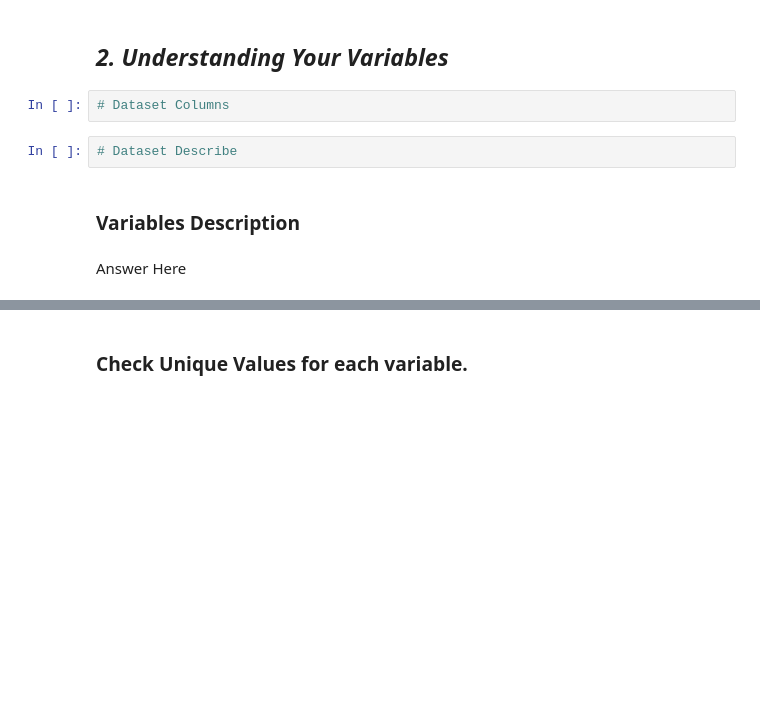
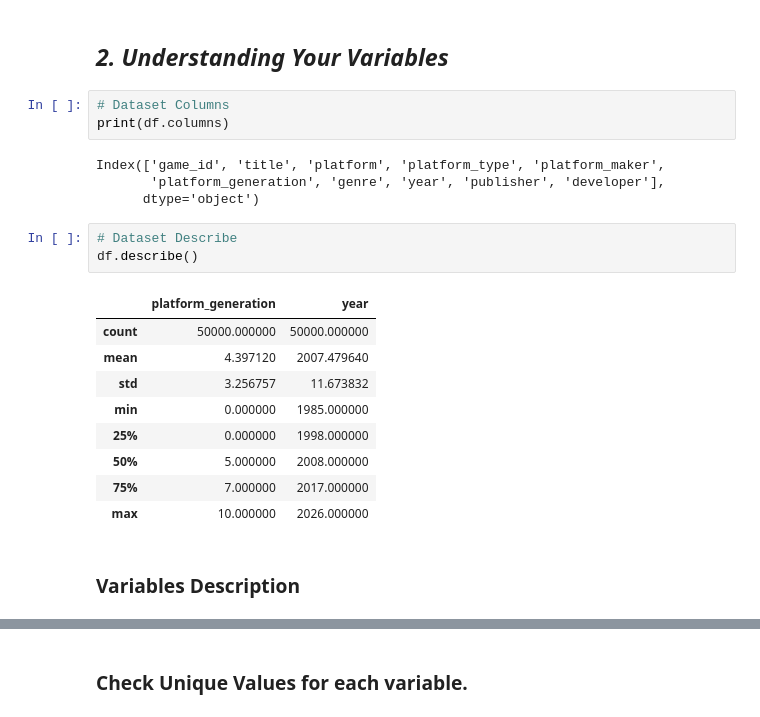
Before and after one commit to VishalChauhan85/Video-Game-Sales-EDA-Capstone, a Jupyter notebook: Video_Game_Sales_&_Metacritic_Intelligence_(Vishal_Chauhan).ipynb, the cells around one changed output, grey strips where cells are left out. Cells and saved outputs as stored; diff of their text form; blank space fills up the shorter version.

```diff
--- a/Video_Game_Sales_&_Metacritic_Intelligence_(Vishal_Chauhan).ipynb
+++ b/Video_Game_Sales_&_Metacritic_Intelligence_(Vishal_Chauhan).ipynb
@@ -168,9 +168,23 @@ Answer Here
 ## ***2. Understanding Your Variables***
 # %%
 # Dataset Columns
+print(df.columns)
+# %% [output]
+Index(['game_id', 'title', 'platform', 'platform_type', 'platform_maker',
+       'platform_generation', 'genre', 'year', 'publisher', 'developer'],
+      dtype='object')
 # %%
 # Dataset Describe
+df.describe()
+# %% [output]
+|  | platform_generation | year |
+| count | 50000.000000 | 50000.000000 |
+| mean | 4.397120 | 2007.479640 |
+| std | 3.256757 | 11.673832 |
+| min | 0.000000 | 1985.000000 |
+| 25% | 0.000000 | 1998.000000 |
+| 50% | 5.000000 | 2008.000000 |
+| 75% | 7.000000 | 2017.000000 |
+| max | 10.000000 | 2026.000000 |
 # %% [markdown]
 ### Variables Description
-# %% [markdown]
-Answer Here
```
Also changed, not shown: parts of 4 cells of this notebook.
